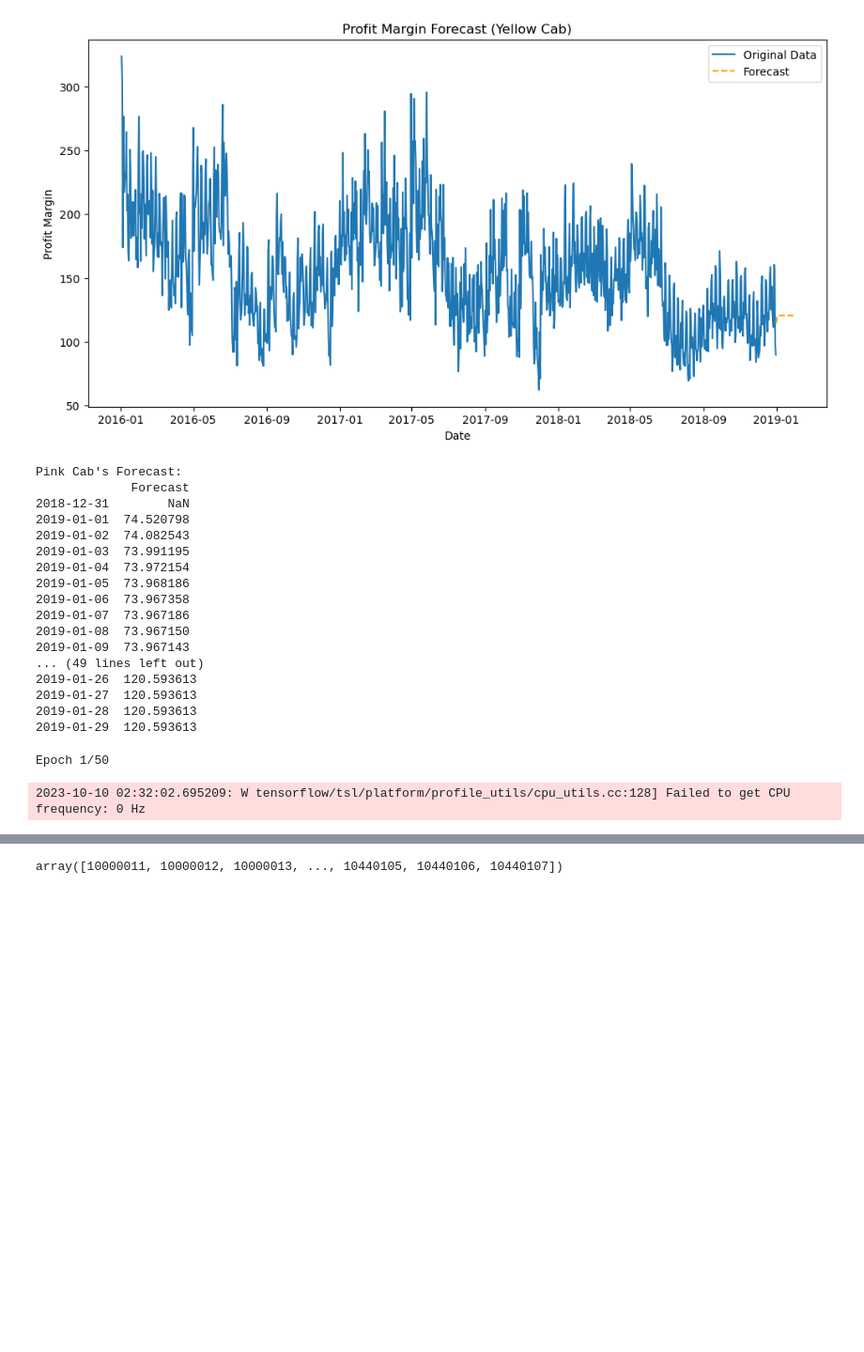
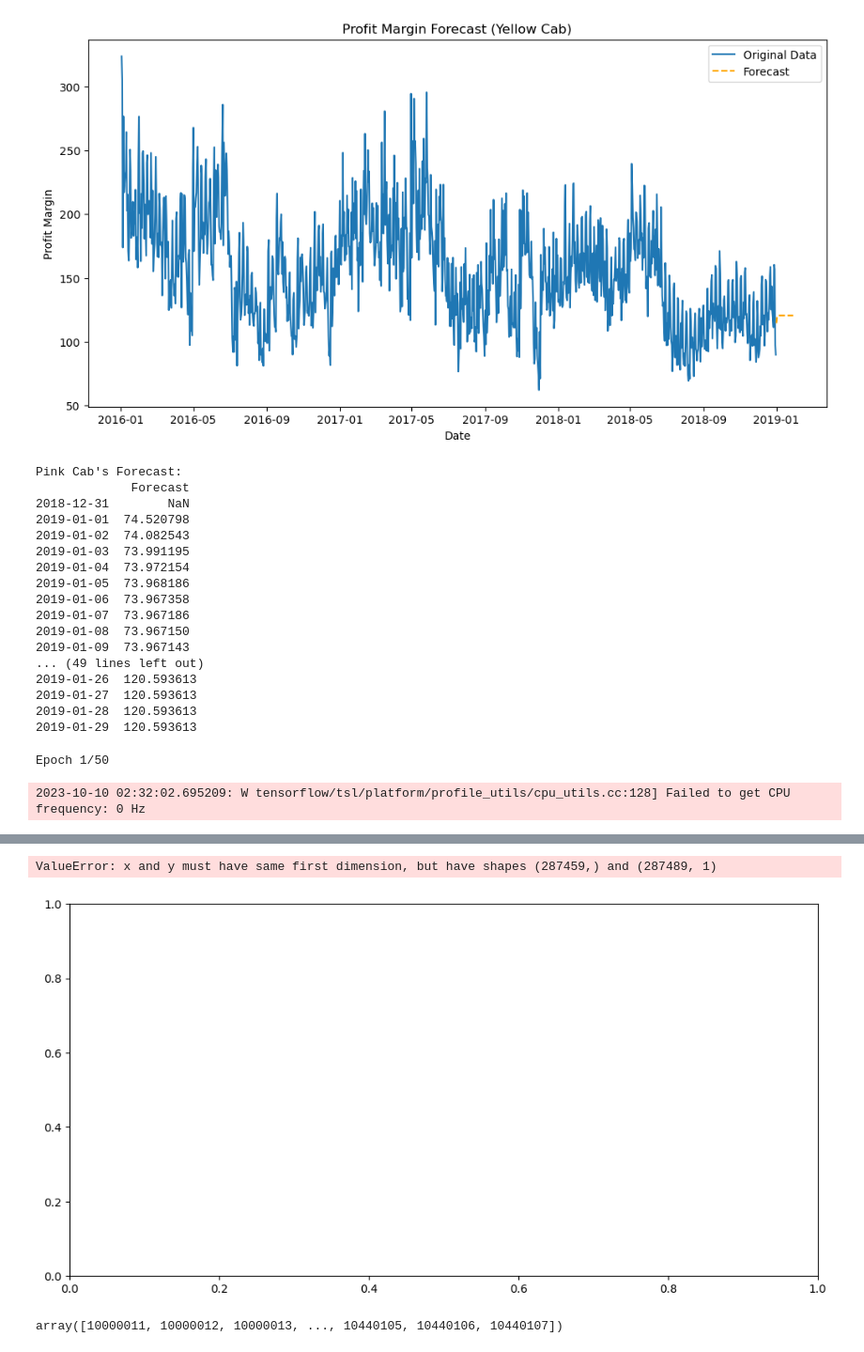
Before and after one commit to dylanxlam/cab_industry_investment_research, a Jupyter notebook: exploratory_data_analysis.ipynb, the cells around one changed output, grey strips where cells are left out. Shown at 94% size. Drawn from its saved outputs; the diff is of its cells as text; code cells hidden in the pictures; blank space fills up the shorter version.

```diff
--- a/exploratory_data_analysis.ipynb
+++ b/exploratory_data_analysis.ipynb
@@ -927,7 +927,24 @@ Pink Cab's Forecast:
 2019-01-28  120.593613
 2019-01-29  120.593613
 # %%
+# Find the minimum length of the two arrays
+min_length = min(len(date_index_train), len(y_train))
 
+# Slice both arrays to have the same length
+date_index_train = date_index_train[:min_length]
+y_train = y_train[:min_length]
+
+# Plot the training and testing predictions
+plt.figure(figsize=(12, 6))
+plt.plot(date_index_train, y_train, label='Actual (Train)')
+plt.plot(date_index_test, y_test, label='Actual (Test)')
+plt.plot(date_index_train, y_train_pred, label='Predicted (Train)', linestyle='--')
+plt.plot(date_index_test, y_test_pred, label='Predicted (Test)', linestyle='--')
+plt.title('Profit Margin Forecasting')
+plt.xlabel('Date')
+plt.ylabel('Profit Margin')
+plt.legend()
+plt.show()
 
 import numpy as np
 import pandas as pd
@@ -967,6 +984,9 @@ X, y = create_time_series_data(data.values, look_back)
 train_size = int(len(X) * 0.8)
 X_train, X_test, y_train, y_test = X[:train_size], X[train_size:], y[:train_size], y[train_size:]
 
+# Adjust date_index_train to match the length of y_train
+date_index_train = data.index[look_back:look_back + train_size]
+
 # Define the TensorFlow RNN model
 model = tf.keras.Sequential([
     tf.keras.layers.LSTM(50, input_shape=(look_back, 1)),
@@ -988,7 +1008,6 @@ y_train_pred = scaler.inverse_transform(y_train_pred)
 y_test_pred = scaler.inverse_transform(y_test_pred)
 
 # Prepare the date index for plotting
-date_index_train = data.index[look_back:train_size]
 date_index_test = data.index[train_size + look_back:]
 
 # Plot the training and testing predictions
@@ -1025,3 +1044,5 @@ Epoch 22/50
+ValueError: x and y must have same first dimension, but have shapes (287459,) and (287489, 1)
+[figure, added]
 # %%
 master_data['Transaction ID'].unique()
 # %% [output]
```
Also changed, not shown: parts of 1 cell of this notebook.
